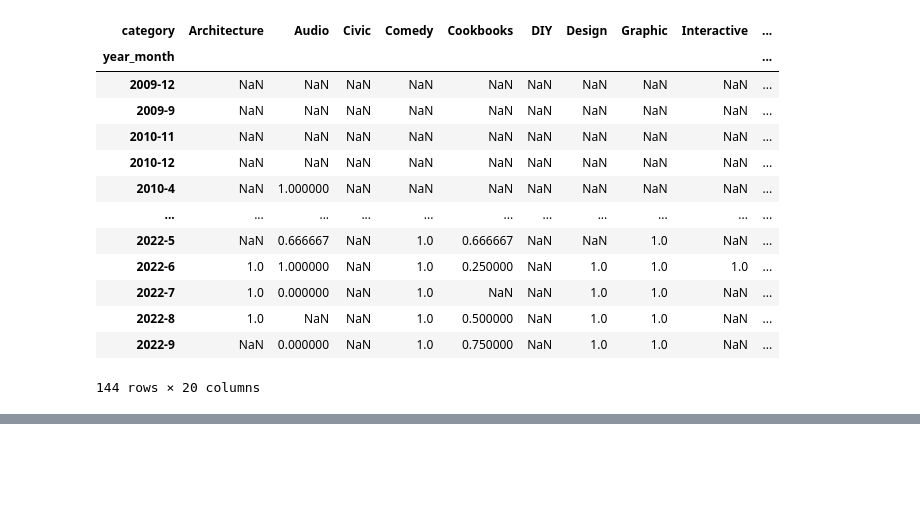
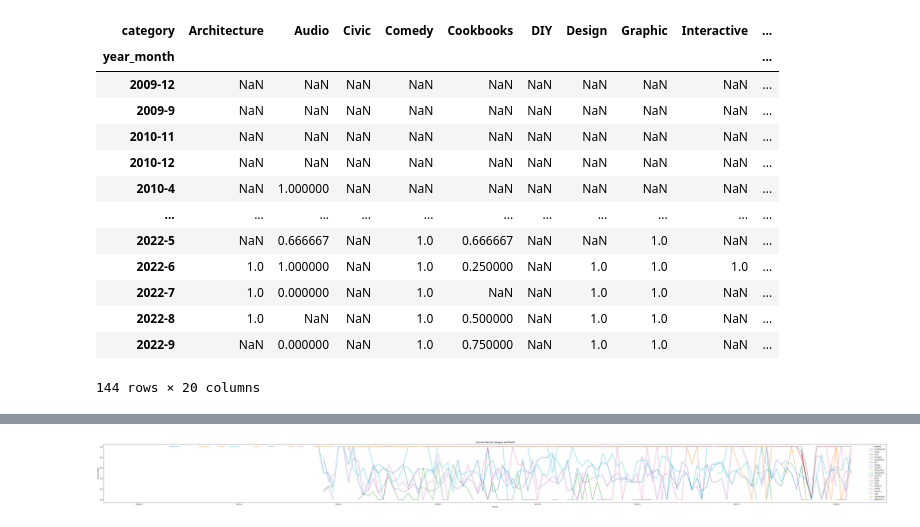
Before and after one commit to andrei-chiana/big_data_kickstarter_project, a Jupyter notebook: project final cleaned and efficient.ipynb, the cells around one changed output, grey strips where cells are left out. Saved outputs shown, nothing was run; the diff lists cells and outputs as text; code cells hidden in the pictures; blank space fills up the shorter version.

Commit message:
added diff plot styles for q2

```diff
--- a/project final cleaned and efficient.ipynb
+++ b/project final cleaned and efficient.ipynb
@@ -167,0 +166,11 @@ fig.show()
+# %%
+#Q2 Different Plot style (LinePlot)
+import matplotlib.pyplot as plt
+
+# Plotting success rate per month and category
+success_rate_table.plot(kind='line', title='Success Rate by Category and Month',  figsize=(80, 6))
+plt.xlabel('Month')
+plt.ylabel('Success Rate')
+plt.show()
+# %% [output]
+[figure, added]
```
Also changed, not shown: parts of 1 cell of this notebook, 1 other file.
